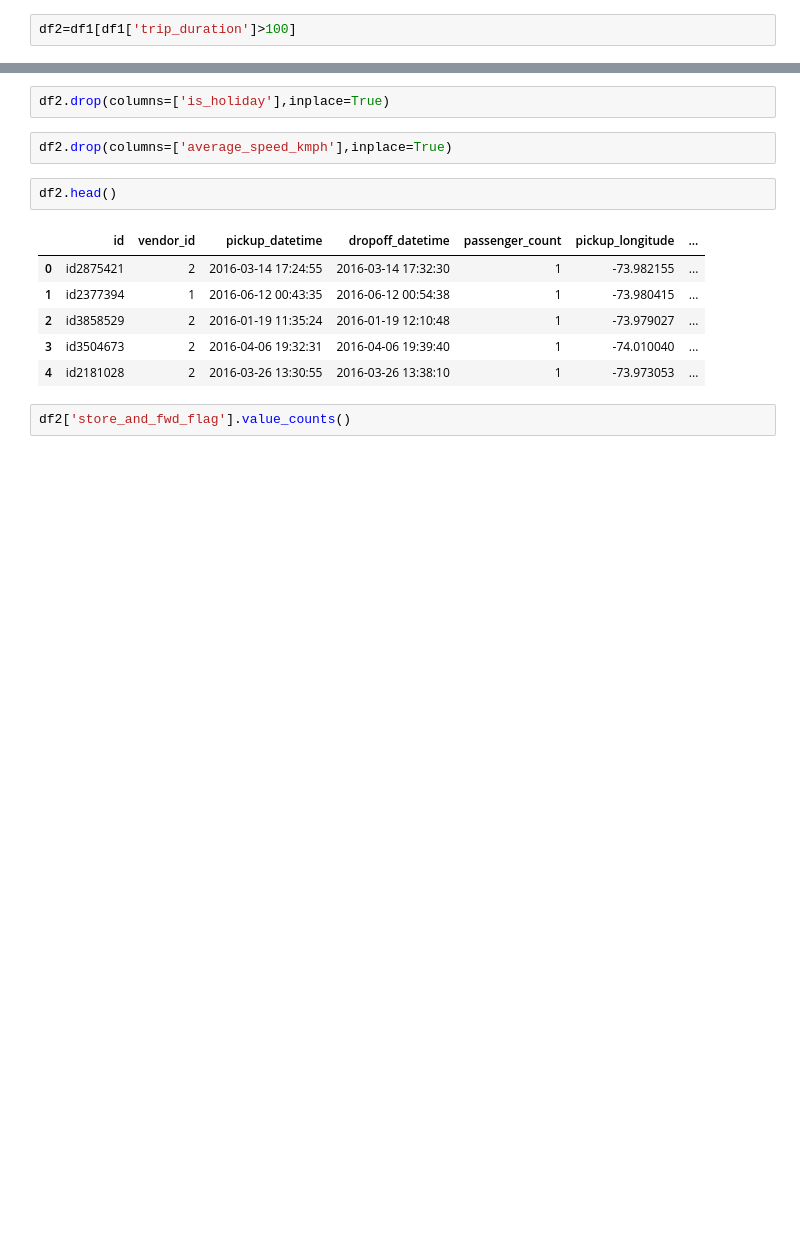
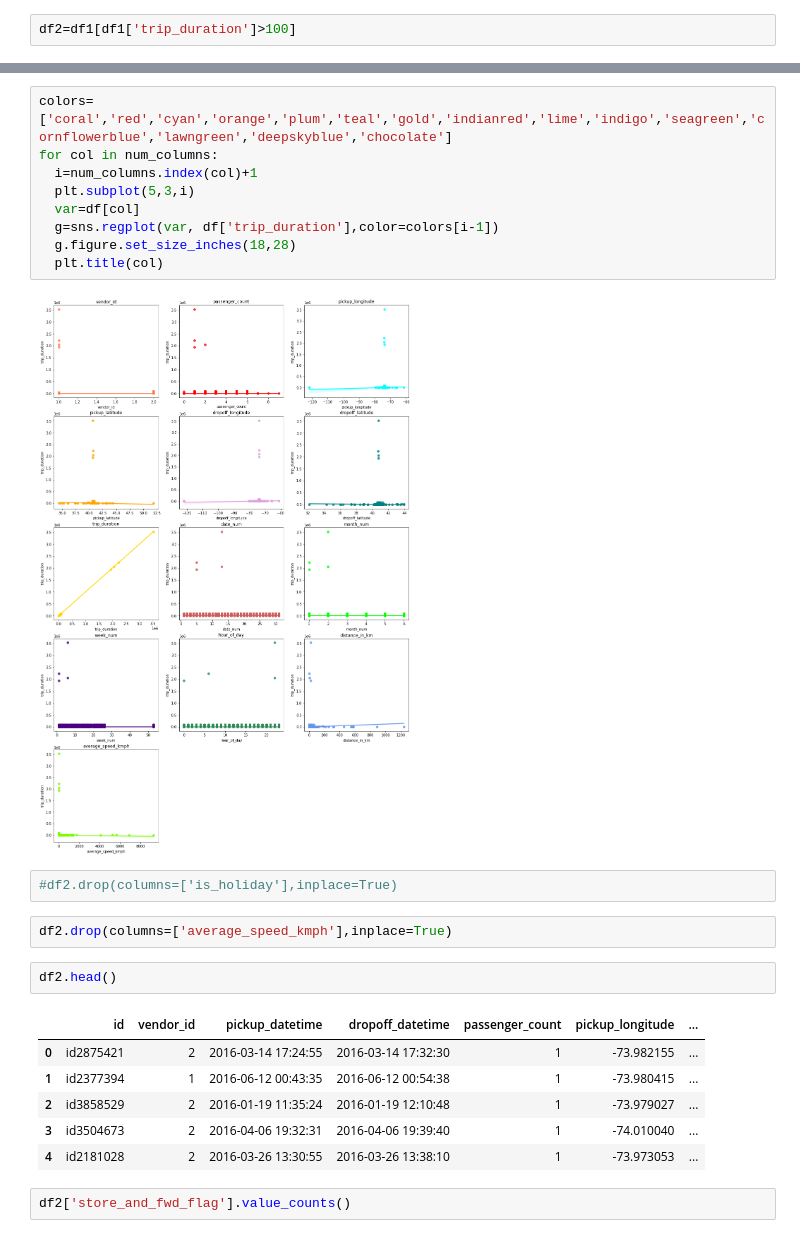
Before and after one commit to issatyajit/NYC-taxi-time-prediction, a Jupyter notebook: NYC_Taxi_Trip_Time_Prediction_Capstone_Project.ipynb, the cells around one changed output, grey strips where cells are left out. Drawn from its saved outputs; the diff is of its cells as text; blank space fills up the shorter version.

```diff
--- a/NYC_Taxi_Trip_Time_Prediction_Capstone_Project.ipynb
+++ b/NYC_Taxi_Trip_Time_Prediction_Capstone_Project.ipynb
@@ -321,5 +329,16 @@ for col in num_columns:
+# %%
+colors=['coral','red','cyan','orange','plum','teal','gold','indianred','lime','indigo','seagreen','cornflowerblue','lawngreen','deepskyblue','chocolate']
+for col in num_columns:
+  i=num_columns.index(col)+1
+  plt.subplot(5,3,i)
+  var=df[col]
+  g=sns.regplot(var, df['trip_duration'],color=colors[i-1])
+  g.figure.set_size_inches(18,28)
+  plt.title(col)
+# %% [output]
+[figure, added]
 # %%
-df2.drop(columns=['is_holiday'],inplace=True)
+#df2.drop(columns=['is_holiday'],inplace=True)
 # %%
 df2.drop(columns=['average_speed_kmph'],inplace=True)
 # %%
```
Also changed, not shown: parts of 18 cells of this notebook.
